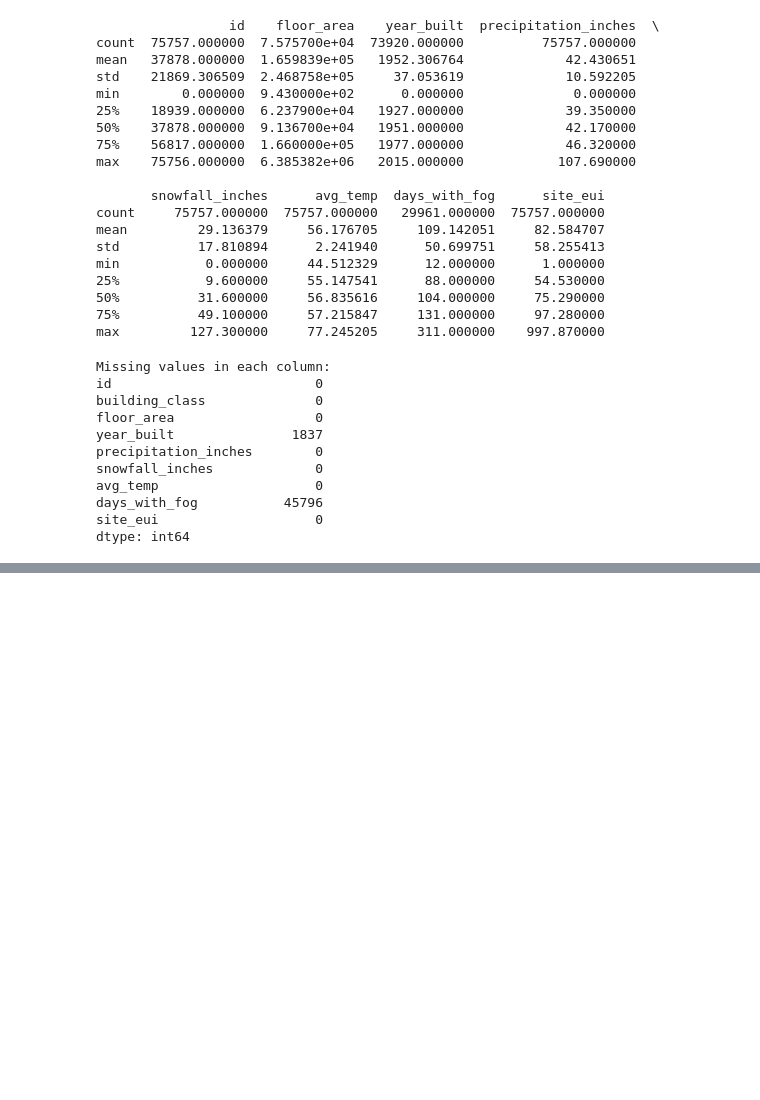
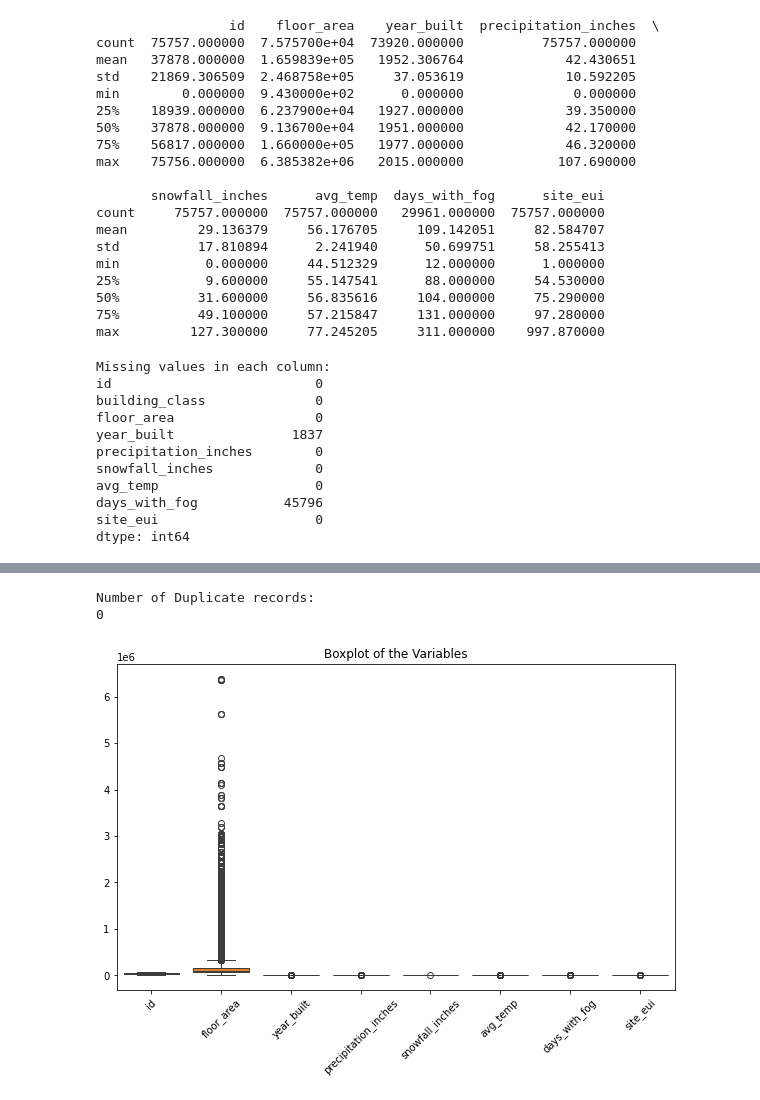
Before and after one commit to randolphwanjiru/DSP3421, a Jupyter notebook: Homeworks/Homework2/WanjiruRandolph_HW2.ipynb, the cells around one changed output, grey strips where cells are left out. Saved outputs shown, nothing was run; the diff lists cells and outputs as text; code cells hidden in the pictures; blank space fills up the shorter version.

```diff
--- a/Homeworks/Homework2/WanjiruRandolph_HW2.ipynb
+++ b/Homeworks/Homework2/WanjiruRandolph_HW2.ipynb
@@ -82,4 +88,10 @@ days_with_fog           45796
 site_eui                    0
 dtype: int64
 # %%
-#Question 5 Missing data Handling // not sure what techniques to use
+#Question 5 Missing data Handling // i decided to impute missing values
+#with the mean and remove rows with missing categorical data
+impute_data = df.fillna(df.mean())
+clean_data = impute_data.dropna()
+print(clean_data.head())
+
+#i did both imputation and removal to make the data more valid
@@ -85,0 +112,22 @@ dtype: int64
+# %%
+#6 duplicate records
+duplicate_count = clean_data.duplicated().sum()
+print("\nNumber of Duplicate records:")
+print(duplicate_count)
+
+#no duplicate records no methods are needed
+# %% [output]
+Number of Duplicate records:
+0
+# %%
+#7 outlier detection with box plots
+plt.figure(figsize=(10,6))
+sns.boxplot(data=clean_data)
+plt.title("Boxplot of the Variables")
+plt.xticks(rotation=45)
+plt.show()
+
+#outiers can impact data analysis and since there is a great number
+#of outliers instead of removing them we can fix it with scaling
+# %% [output]
+[figure, added]
```
Also changed, not shown: parts of 9 cells of this notebook.
